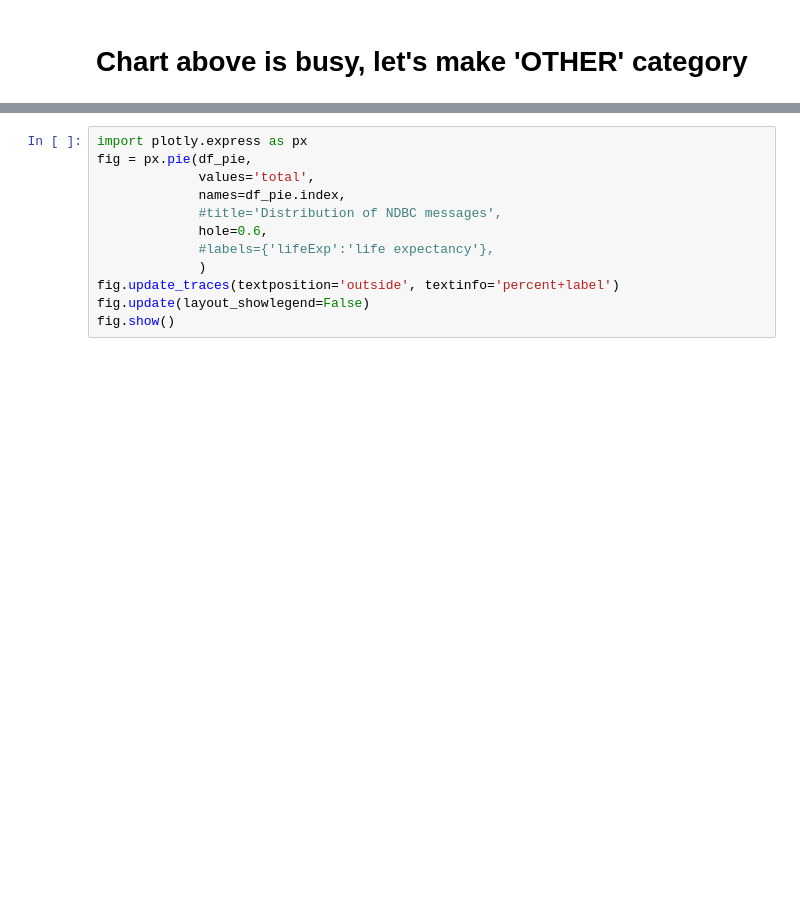
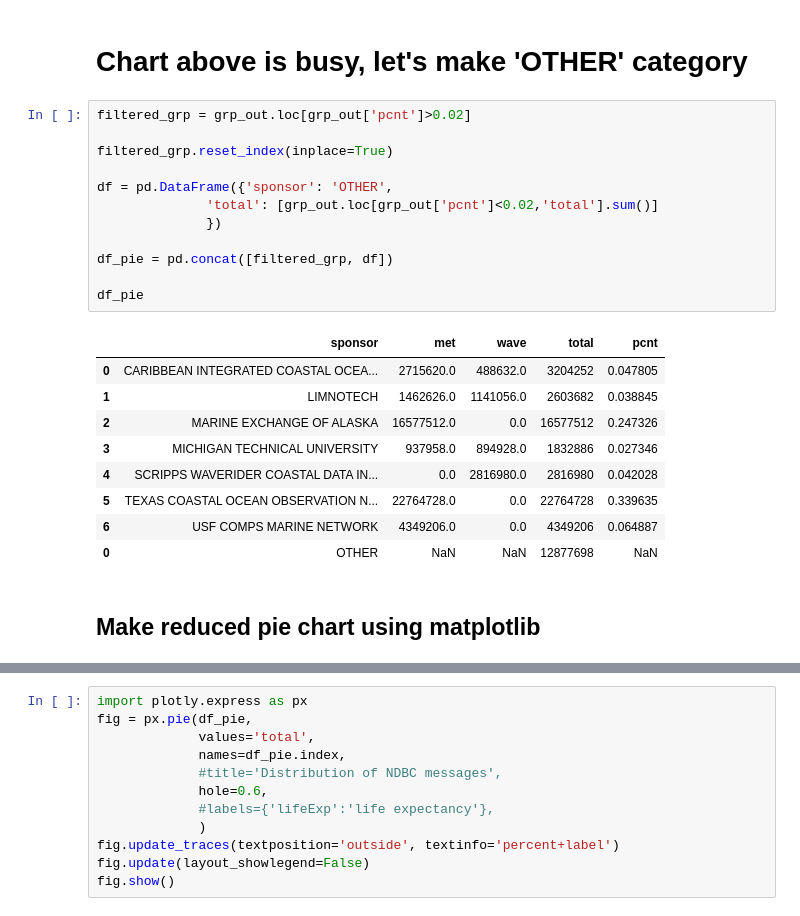
Before and after one commit to ioos/ioos_metrics, a Jupyter notebook: GTS_Totals_weather_act.ipynb, the cells around one changed output, grey strips where cells are left out. Drawn from its saved outputs; the diff is of its cells as text; blank space fills up the shorter version.

```diff
--- a/GTS_Totals_weather_act.ipynb
+++ b/GTS_Totals_weather_act.ipynb
@@ -280,4 +330,28 @@ fig.show()
 [interactive output not drawn]
 # %% [markdown]
 # Chart above is busy, let's make 'OTHER' category
+# %%
+filtered_grp = grp_out.loc[grp_out['pcnt']>0.02]
+
+filtered_grp.reset_index(inplace=True)
+
+df = pd.DataFrame({'sponsor': 'OTHER',
+              'total': [grp_out.loc[grp_out['pcnt']<0.02,'total'].sum()]
+              })
+
+df_pie = pd.concat([filtered_grp, df])
+
+df_pie
+# %% [output]
+|  | sponsor | met | wave | total | pcnt |
+| 0 | CARIBBEAN INTEGRATED COASTAL OCEA... | 2715620.0 | 488632.0 | 3204252 | 0.047805 |
+| 1 | LIMNOTECH | 1462626.0 | 1141056.0 | 2603682 | 0.038845 |
+| 2 | MARINE EXCHANGE OF ALASKA | 16577512.0 | 0.0 | 16577512 | 0.247326 |
+| 3 | MICHIGAN TECHNICAL UNIVERSITY | 937958.0 | 894928.0 | 1832886 | 0.027346 |
+| 4 | SCRIPPS WAVERIDER COASTAL DATA IN... | 0.0 | 2816980.0 | 2816980 | 0.042028 |
+| 5 | TEXAS COASTAL OCEAN OBSERVATION N... | 22764728.0 | 0.0 | 22764728 | 0.339635 |
+| 6 | USF COMPS MARINE NETWORK | 4349206.0 | 0.0 | 4349206 | 0.064887 |
+| 0 | OTHER | NaN | NaN | 12877698 | NaN |
+# %% [markdown]
+## Make reduced pie chart using matplotlib
 # %%
```
Also changed, not shown: parts of 20 cells of this notebook.
